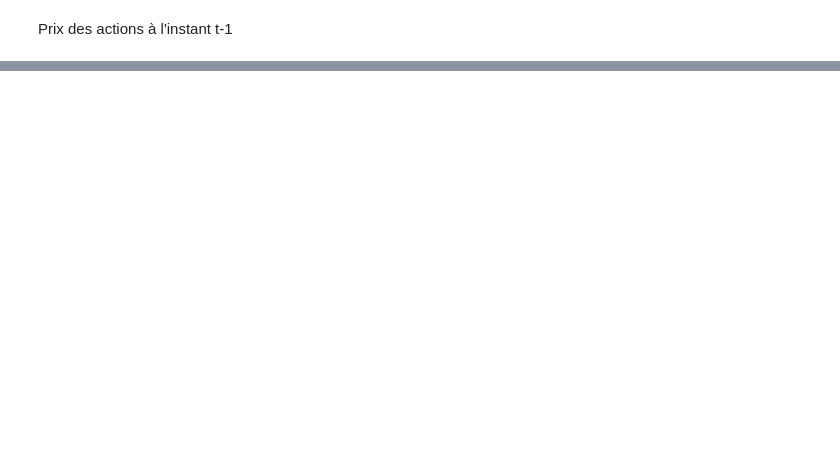
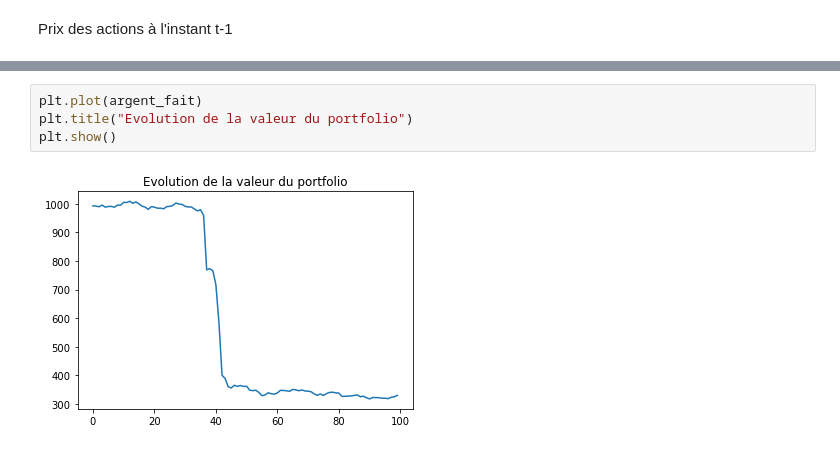
Before and after one commit to Armand-Morin/Portfolio_Optimization_Volga-Technologies, a Jupyter notebook: TC_Malo.ipynb, the cells around one changed output, grey strips where cells are left out. Drawn from its saved outputs; the diff is of its cells as text; blank space fills up the shorter version.

```diff
--- a/TC_Malo.ipynb
+++ b/TC_Malo.ipynb
@@ -164,3 +252,9 @@ Les valeurs de la fonction objectif:-187.943
+# %%
+plt.plot(argent_fait)
+plt.title("Evolution de la valeur du portfolio")
+plt.show()
+# %% [output]
+[figure, added]
 # %%
 Pos[-1].round(3)
 # %% [output]
```
Also changed, not shown: parts of 9 cells of this notebook.
